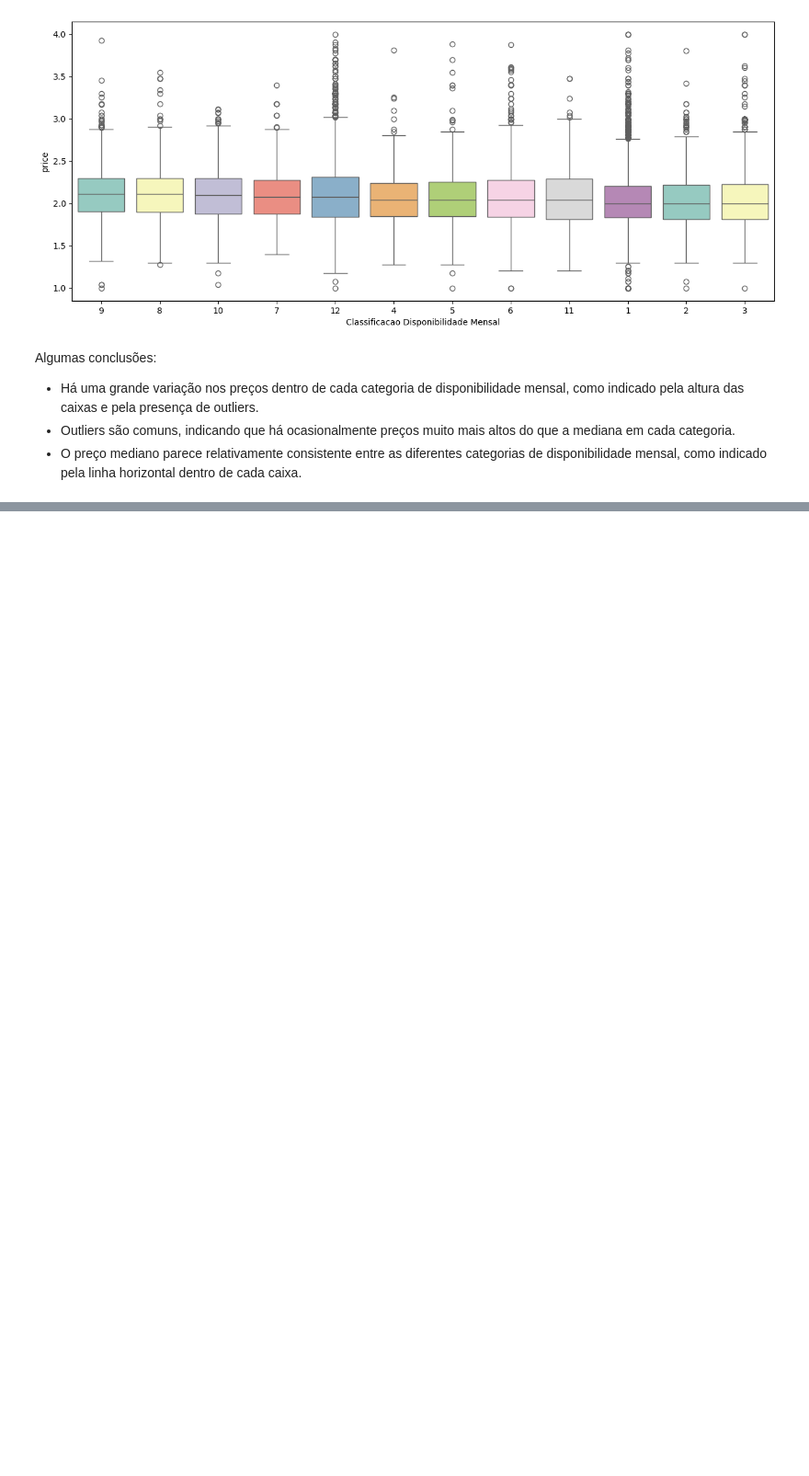
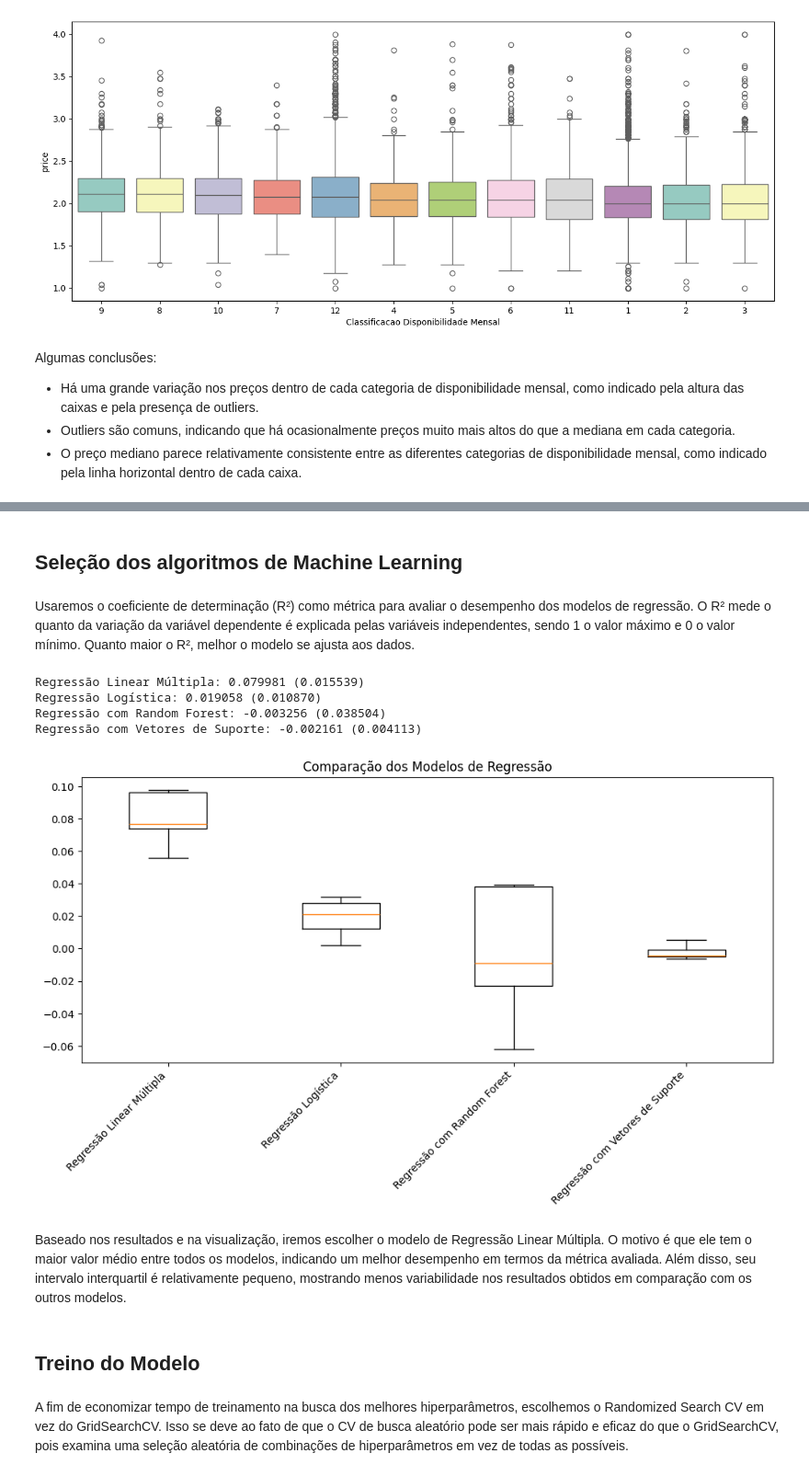
Before and after one commit to WiiniSilva/LH_CD_WINICIUS_SILVA, a Jupyter notebook: Desafio Ciência de Dados.ipynb, the cells around one changed output, grey strips where cells are left out. Shown at 92% size. Drawn from its saved outputs; the diff is of its cells as text; code cells hidden in the pictures; blank space fills up the shorter version.

```diff
--- a/Desafio Ciência de Dados.ipynb
+++ b/Desafio Ciência de Dados.ipynb
@@ -1342,0 +1525,16 @@ Algumas conclusões:
+# %%
+# Divide o dataframe df_model em dois subconjuntos: df_train e df_test
+# O tamanho do subconjunto de teste é 20% do dataframe original
+# O parâmetro random_state recebe o valor da semente definida anteriormente
+df_train, df_test = train_test_split(df, test_size=0.2, random_state = SEED)
+# %%
+# Separa as variáveis explicativas (X) e a variável resposta (y) do dataframe de treino
+# O método drop() remove a coluna 'price' do dataframe e retorna um novo dataframe sem ela
+# O parâmetro axis=1 indica que a operação é feita nas colunas e não nas linhas
+X_train = df_train.drop('price', axis=1)
+# A variável resposta é a coluna 'price' do dataframe de treino
+y_train = df_train['price']
+
+# Repete o mesmo processo para o dataframe de teste
+X_test = df_test.drop('price', axis=1)
+y_test = df_test['price']
@@ -1342,0 +1546,47 @@ Algumas conclusões:
+# %% [markdown]
+## Seleção dos algoritmos de Machine Learning
+# %% [markdown]
+Usaremos o coeficiente de determinação (R²) como métrica para avaliar o desempenho dos modelos de regressão. O R² mede o quanto da variação da variável dependente é explicada pelas variáveis independentes, sendo 1 o valor máximo e 0 o valor mínimo. Quanto maior o R², melhor o modelo se ajusta aos dados.
+# %%
+# Definindo os modelos de regressão
+RLM = LinearRegression() # Regressão linear múltipla
+RLG = LogisticRegression(random_state=SEED) # Regressão logística
+RFR = RandomForestRegressor(random_state=SEED) # Regressão com random forest
+SVR = SVR() # Regressão com vetores de suporte
+
+# Modelos que serão usados
+models = [RLM, RLG, RFR, SVR]
+
+# Nome dos modelos que serão usados
+model_names = ["Regressão Linear Múltipla", "Regressão Logística", "Regressão com Random Forest", "Regressão com Vetores de Suporte"]
+
+results = []
+
+# Treino dos modelos
+for item in models:
+    kfold = KFold(n_splits=5, random_state=SEED, shuffle=True)
+    cv_results = cross_val_score(item, X_train, y_train, cv=kfold, scoring='r2')
+    results.append(cv_results)
+    msg = "%s: %f (%f)" % (model_names[models.index(item)], cv_results.mean(), cv_results.std())
+    print(msg)
+
+# Plot comparação dos modelos
+fig, ax = plt.subplots(figsize=(10, 6))
+ax.boxplot(results)
+ax.set_xticklabels(model_names)
+plt.setp(ax.get_xticklabels(), rotation=45, ha="right", fontsize=10)
+plt.tight_layout()
+plt.title('Comparação dos Modelos de Regressão')
+plt.show()
+# %% [output]
+Regressão Linear Múltipla: 0.079981 (0.015539)
+Regressão Logística: 0.019058 (0.010870)
+Regressão com Random Forest: -0.003256 (0.038504)
+Regressão com Vetores de Suporte: -0.002161 (0.004113)
+[figure, added]
+# %% [markdown]
+Baseado nos resultados e na visualização, iremos escolher o modelo de Regressão Linear Múltipla. O motivo é que ele tem o maior valor médio entre todos os modelos, indicando um melhor desempenho em termos da métrica avaliada. Além disso, seu intervalo interquartil é relativamente pequeno, mostrando menos variabilidade nos resultados obtidos em comparação com os outros modelos.
+# %% [markdown]
+## Treino do Modelo
+# %% [markdown]
+A fim de economizar tempo de treinamento na busca dos melhores hiperparâmetros, escolhemos o Randomized Search CV em vez do GridSearchCV. Isso se deve ao fato de que o CV de busca aleatório pode ser mais rápido e eficaz do que o GridSearchCV, pois examina uma seleção aleatória de combinações de hiperparâmetros em vez de todas as possíveis.
```
Also changed, not shown: parts of 30 cells of this notebook.
